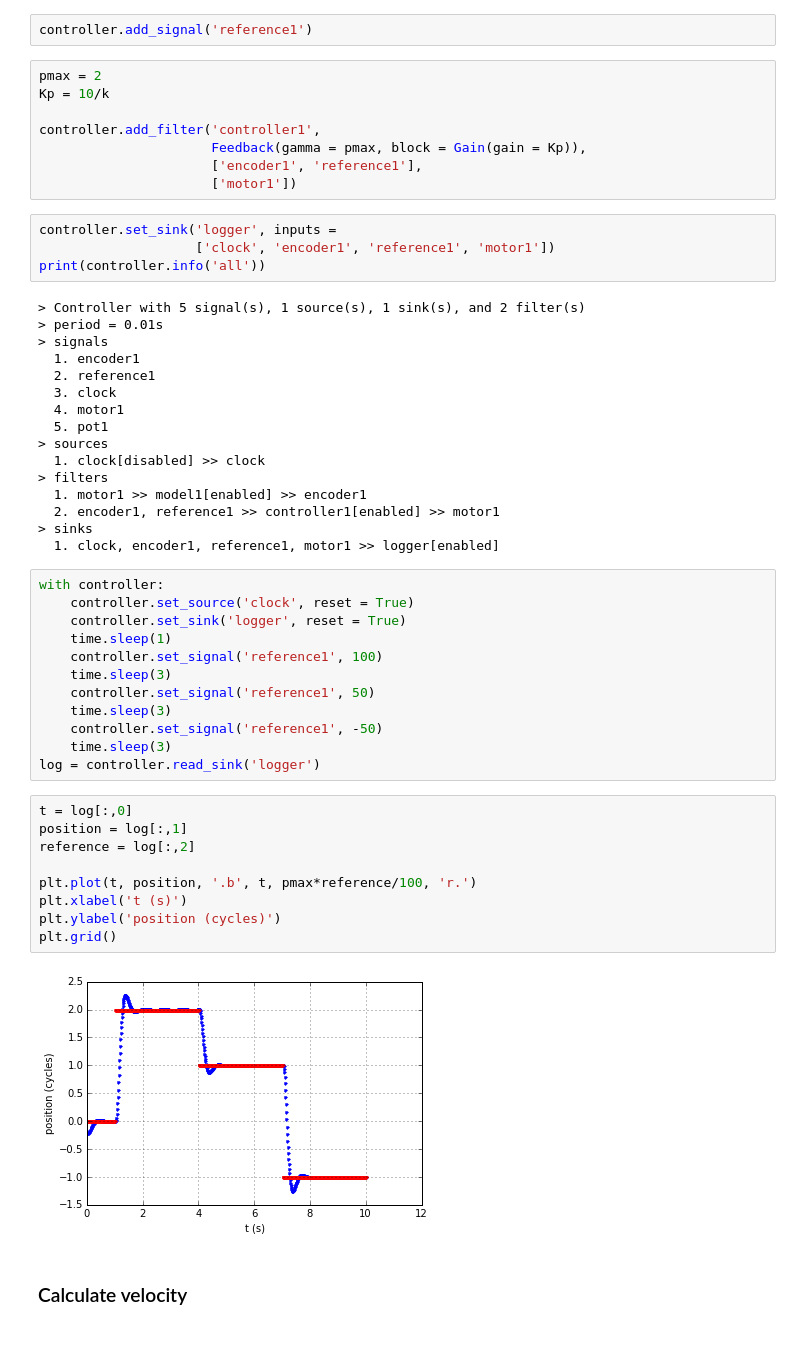
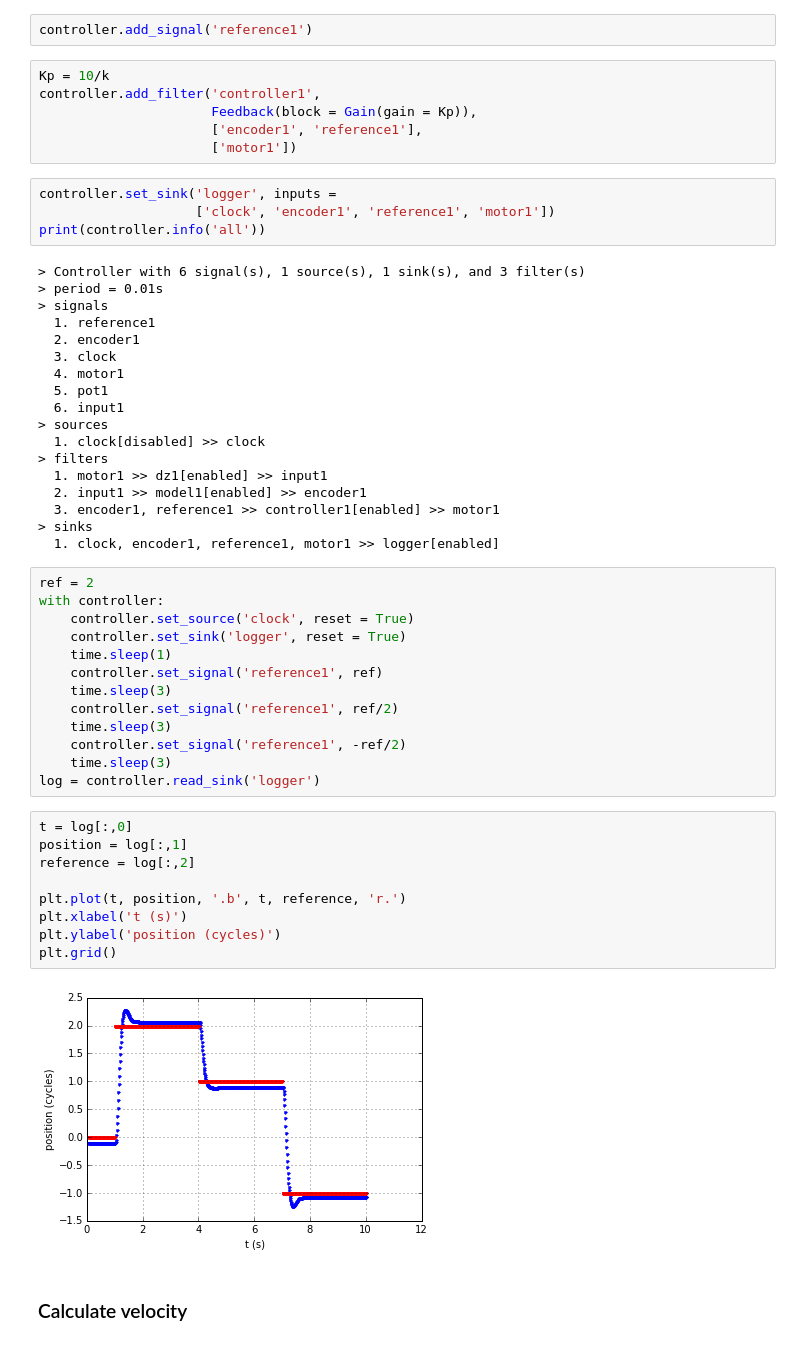
Before and after one commit to mcdeoliveira/pyctrl, a Jupyter notebook: python/notebook/TestController.ipynb, the cells around one changed output. Drawn from its saved outputs; the diff is of its cells as text.

```diff
--- a/python/notebook/TestController.ipynb
+++ b/python/notebook/TestController.ipynb
@@ -74,11 +76,9 @@ plt.grid()
 # %%
 controller.add_signal('reference1')
 # %%
-pmax = 2
 Kp = 10/k
-
 controller.add_filter('controller1',
-                      Feedback(gamma = pmax, block = Gain(gain = Kp)),
+                      Feedback(block = Gain(gain = Kp)),
                       ['encoder1', 'reference1'],
                       ['motor1'])
 # %%
@@ -86,44 +86,47 @@ controller.set_sink('logger', inputs =
                     ['clock', 'encoder1', 'reference1', 'motor1'])
 print(controller.info('all'))
 # %% [output]
-> Controller with 5 signal(s), 1 source(s), 1 sink(s), and 2 filter(s)
+> Controller with 6 signal(s), 1 source(s), 1 sink(s), and 3 filter(s)
 > period = 0.01s
 > signals
-  1. encoder1
-  2. reference1
+  1. reference1
+  2. encoder1
   3. clock
   4. motor1
   5. pot1
+  6. input1
 > sources
   1. clock[disabled] >> clock
 > filters
-  1. motor1 >> model1[enabled] >> encoder1
-  2. encoder1, reference1 >> controller1[enabled] >> motor1
+  1. motor1 >> dz1[enabled] >> input1
+  2. input1 >> model1[enabled] >> encoder1
+  3. encoder1, reference1 >> controller1[enabled] >> motor1
 > sinks
   1. clock, encoder1, reference1, motor1 >> logger[enabled]
 # %%
+ref = 2
 with controller:
     controller.set_source('clock', reset = True)
     controller.set_sink('logger', reset = True)
     time.sleep(1)
-    controller.set_signal('reference1', 100)
+    controller.set_signal('reference1', ref)
     time.sleep(3)
-    controller.set_signal('reference1', 50)
+    controller.set_signal('reference1', ref/2)
     time.sleep(3)
-    controller.set_signal('reference1', -50)
+    controller.set_signal('reference1', -ref/2)
     time.sleep(3)
 log = controller.read_sink('logger')
 # %%
 t = log[:,0]
 position = log[:,1]
 reference = log[:,2]
 
-plt.plot(t, position, '.b', t, pmax*reference/100, 'r.')
+plt.plot(t, position, '.b', t, reference, 'r.')
 plt.xlabel('t (s)')
 plt.ylabel('position (cycles)')
 plt.grid()
 # %% [output]
-[figure, old version]
+[figure, new version]
 # %% [markdown]
 ### Calculate velocity
 # %%
```
Also changed, not shown: parts of 15 cells of this notebook, 23 other files.
